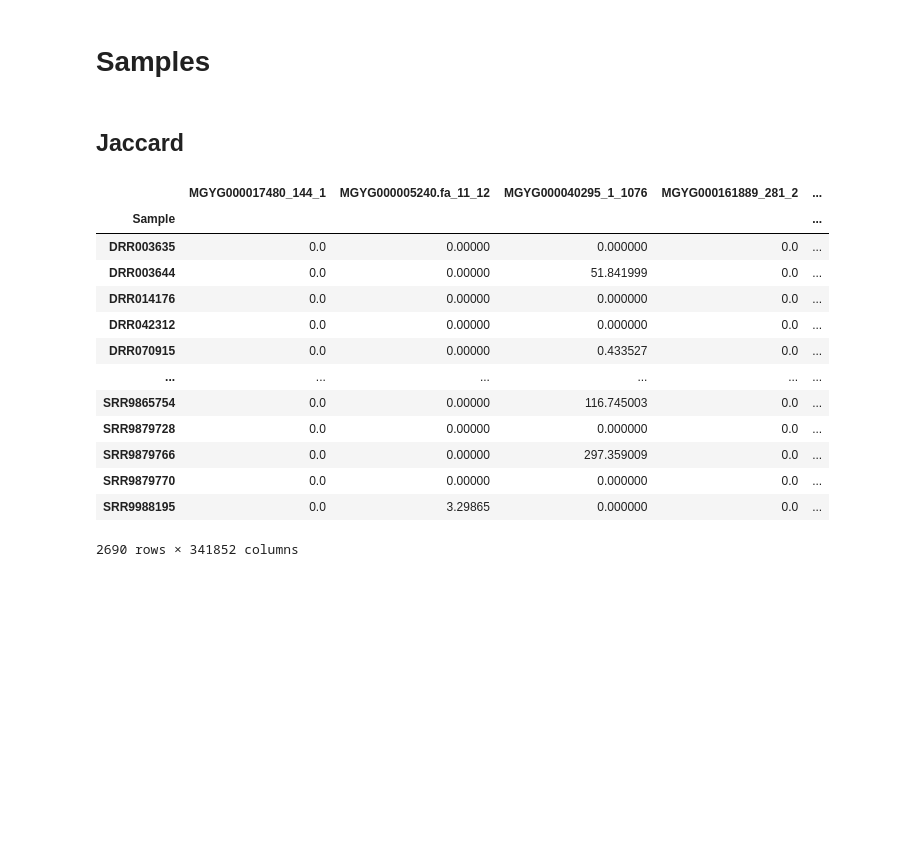
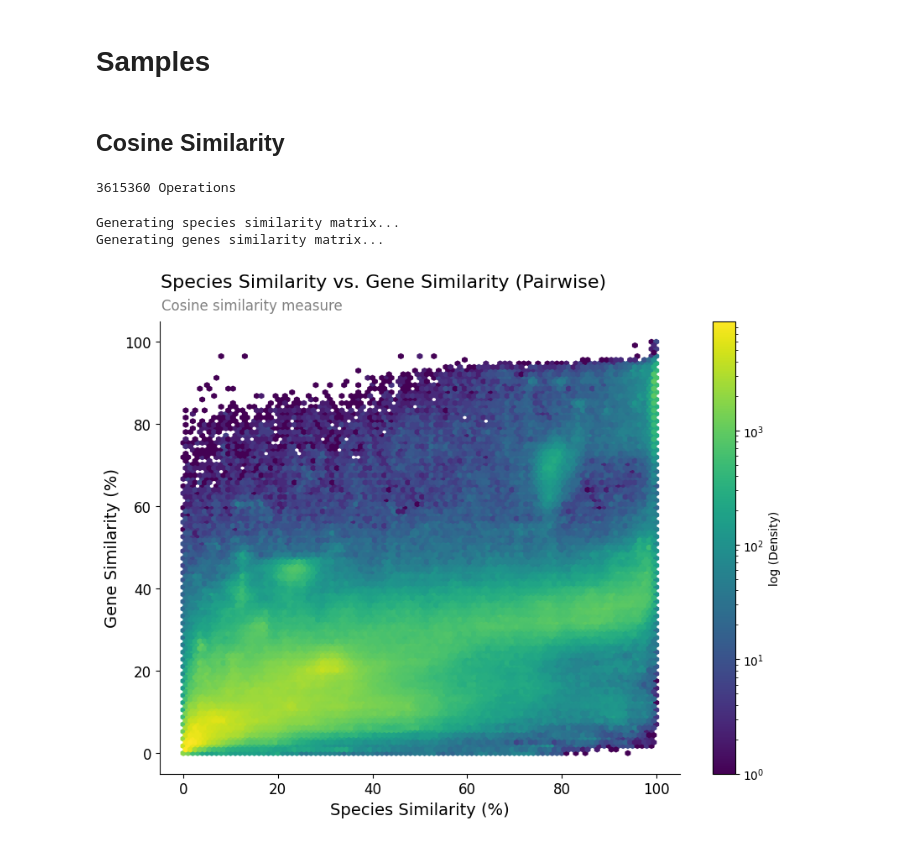
Before and after one commit to AthomsG/gene-prediction-from-bacteria-community, a Jupyter notebook: notebooks/EDA.ipynb, the cells around one changed output. Saved outputs shown, nothing was run; the diff lists cells and outputs as text; code cells hidden in the pictures; blank space fills up the shorter version.

Commit message:
Added similarity plot on EDA

```diff
--- a/notebooks/EDA.ipynb
+++ b/notebooks/EDA.ipynb
@@ -274,4 +283,4 @@ plt.show()
 # %% [markdown]
 # Samples
 # %% [markdown]
-## Jaccard
+## Cosine Similarity
@@ -278,18 +289,26 @@ plt.show()
+# %%
+print(f'{int(0.5*df_species.shape[0]**2) - df_species.shape[0]} Operations')
+
+df_species = df_species.loc[df_genes.index]
+# (df_species.index == df_genes.index).sum() == df_species.shape[0] # sanity check
+# %% [output]
+3615360 Operations
 # %%
-# First plot I sent to Shaul
-df_genes
+# species similarity
+print('Generating species similarity matrix...')
+species_cosine_sim_matrix = pd.DataFrame(
+    cosine_similarity(df_species),
+    index=df_species.index,
+    columns=df_species.index
+)
+
+# genes similarity
+print('Generating genes similarity matrix...')
+genes_cosine_sim_matrix = pd.DataFrame(
+    cosine_similarity(df_genes),
+    index=df_genes.index,
+    columns=df_genes.index
+)
 # %% [output]
-|  | MGYG000017480_144_1 | MGYG000005240.fa_11_12 | MGYG000040295_1_1076 | MGYG000161889_281_2 | ... |
-| Sample |  |  |  |  | ... |
-| DRR003635 | 0.0 | 0.00000 | 0.000000 | 0.0 | ... |
-| DRR003644 | 0.0 | 0.00000 | 51.841999 | 0.0 | ... |
-| DRR014176 | 0.0 | 0.00000 | 0.000000 | 0.0 | ... |
-| DRR042312 | 0.0 | 0.00000 | 0.000000 | 0.0 | ... |
-| DRR070915 | 0.0 | 0.00000 | 0.433527 | 0.0 | ... |
-| ... | ... | ... | ... | ... | ... |
-| SRR9865754 | 0.0 | 0.00000 | 116.745003 | 0.0 | ... |
-| SRR9879728 | 0.0 | 0.00000 | 0.000000 | 0.0 | ... |
-| SRR9879766 | 0.0 | 0.00000 | 297.359009 | 0.0 | ... |
-| SRR9879770 | 0.0 | 0.00000 | 0.000000 | 0.0 | ... |
-| SRR9988195 | 0.0 | 3.29865 | 0.000000 | 0.0 | ... |
-2690 rows × 341852 columns
+Generating species similarity matrix...
+Generating genes similarity matrix...
@@ -335,9 +315,26 @@ species_similarity_flat = species_similarity[np.triu_indices_from(species_simila
 # %%
-# Create hexbin scatter plot
-plt.figure(figsize=(8,6))
-plt.hexbin(gene_similarity_flat, species_similarity_flat, gridsize=50, cmap="Blues", mincnt=1)
-plt.colorbar(label="Density")
-plt.xlabel("Gene Similarity (Cosine)")
-plt.ylabel("Species Similarity (Cosine)")
-plt.title("Correlation between Gene & Species Similarity Across Samples")
+# Extract upper triangle values (excluding diagonal)
+species_vals = species_cosine_sim_matrix.where(np.triu(np.ones(species_cosine_sim_matrix.shape), k=1).astype(bool)).stack()
+genes_vals = genes_cosine_sim_matrix.where(np.triu(np.ones(genes_cosine_sim_matrix.shape), k=1).astype(bool)).stack()
+
+plt.figure(figsize=(10, 7))
+hb = plt.hexbin(
+    species_vals * 100, genes_vals * 100, gridsize=100, cmap='viridis', bins='log'
+)
+
+cb = plt.colorbar(label='log (Density)')
+
+plt.xlabel('Species Similarity (%)', fontsize=14)
+plt.ylabel('Gene Similarity (%)', fontsize=14)
+plt.title('Species Similarity vs. Gene Similarity (Pairwise)', fontsize=16, x=0.43, y=1.06)
+plt.suptitle('Cosine similarity measure', fontsize=12, color='gray', x=0.235, y=0.92)
+
+plt.xticks(fontsize=12)
+plt.yticks(fontsize=12)
+
+for spine in ['top', 'right']:
+    plt.gca().spines[spine].set_visible(False)
+
 plt.show()
+# %% [output]
+[figure, added]
```
Also changed, not shown: parts of 4 cells of this notebook.
